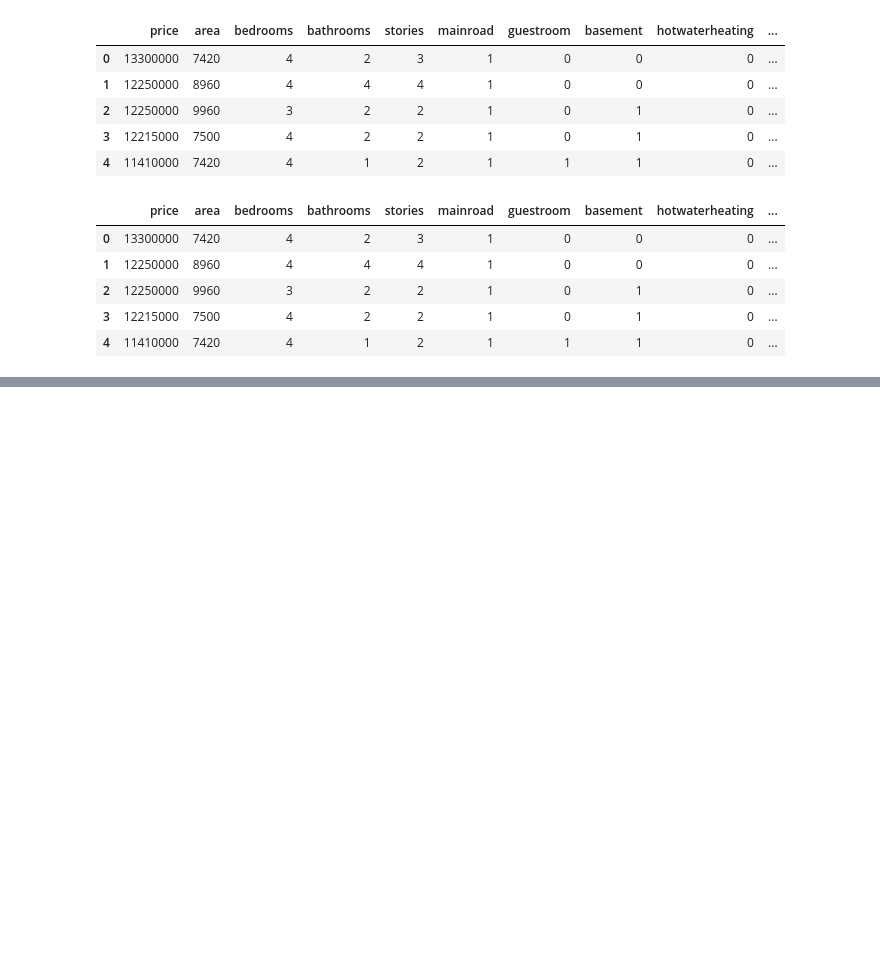
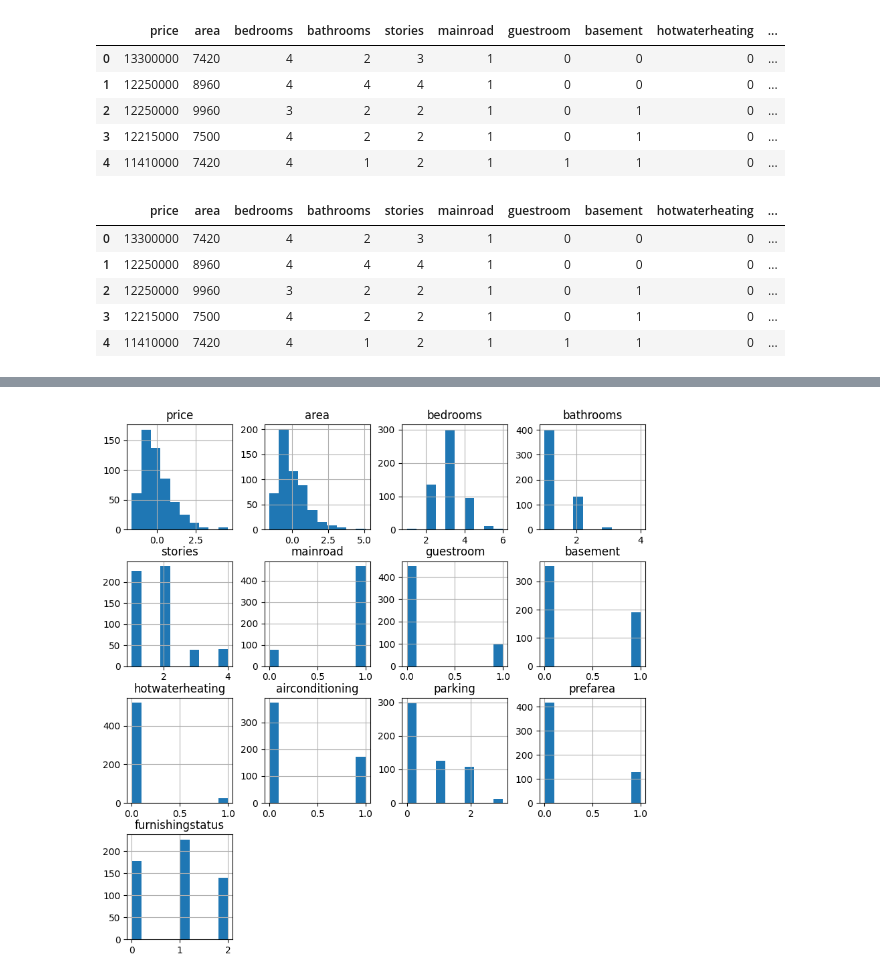
Before and after one commit to arikrishnan123/machine-learning-project-2, a Jupyter notebook: Untitled7.ipynb, the cells around one changed output, grey strips where cells are left out. Drawn from its saved outputs; the diff is of its cells as text; code cells hidden in the pictures; blank space fills up the shorter version.

```diff
--- a/Untitled7.ipynb
+++ b/Untitled7.ipynb
@@ -85,0 +117,5 @@ df.head()
+# %%
+df.hist(figsize=(10,10),bins=10)
+plt.show()
+# %% [output]
+[figure, added]
```
Also changed, not shown: parts of 15 cells of this notebook.
